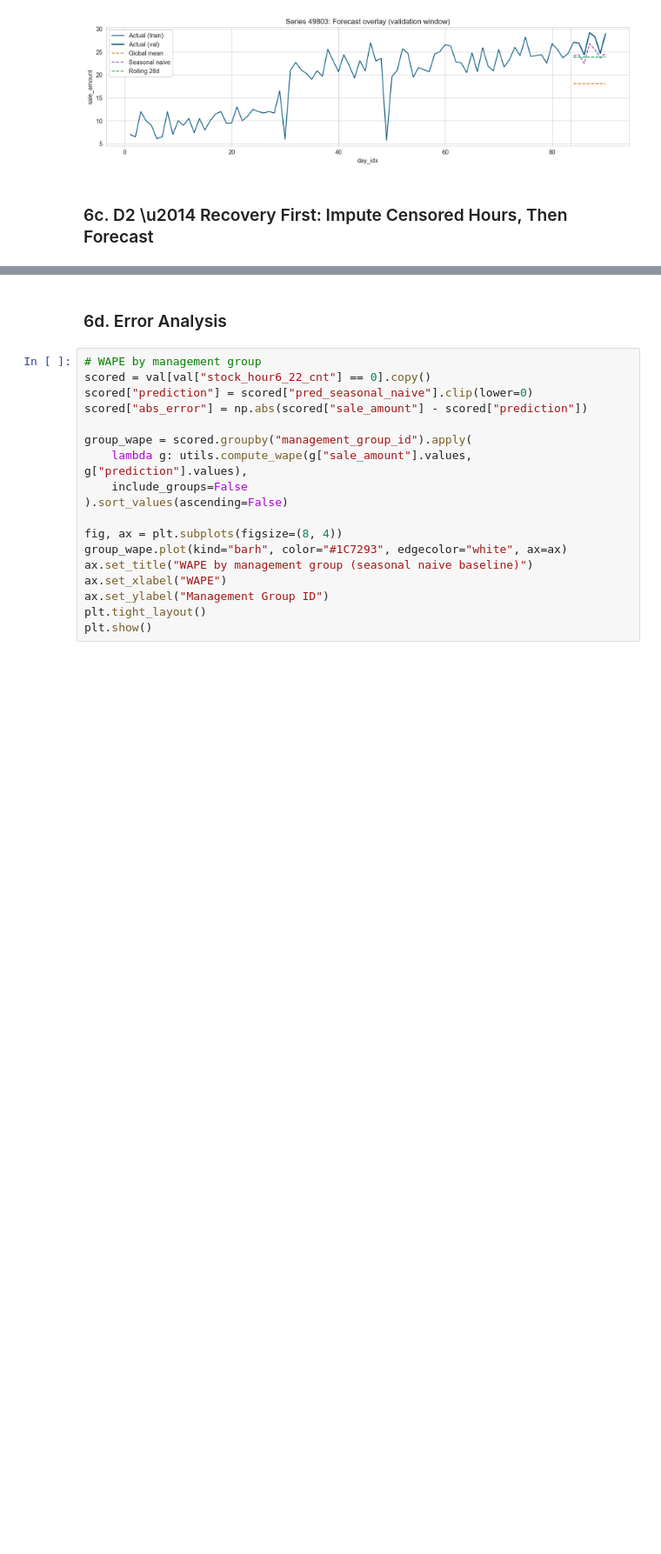
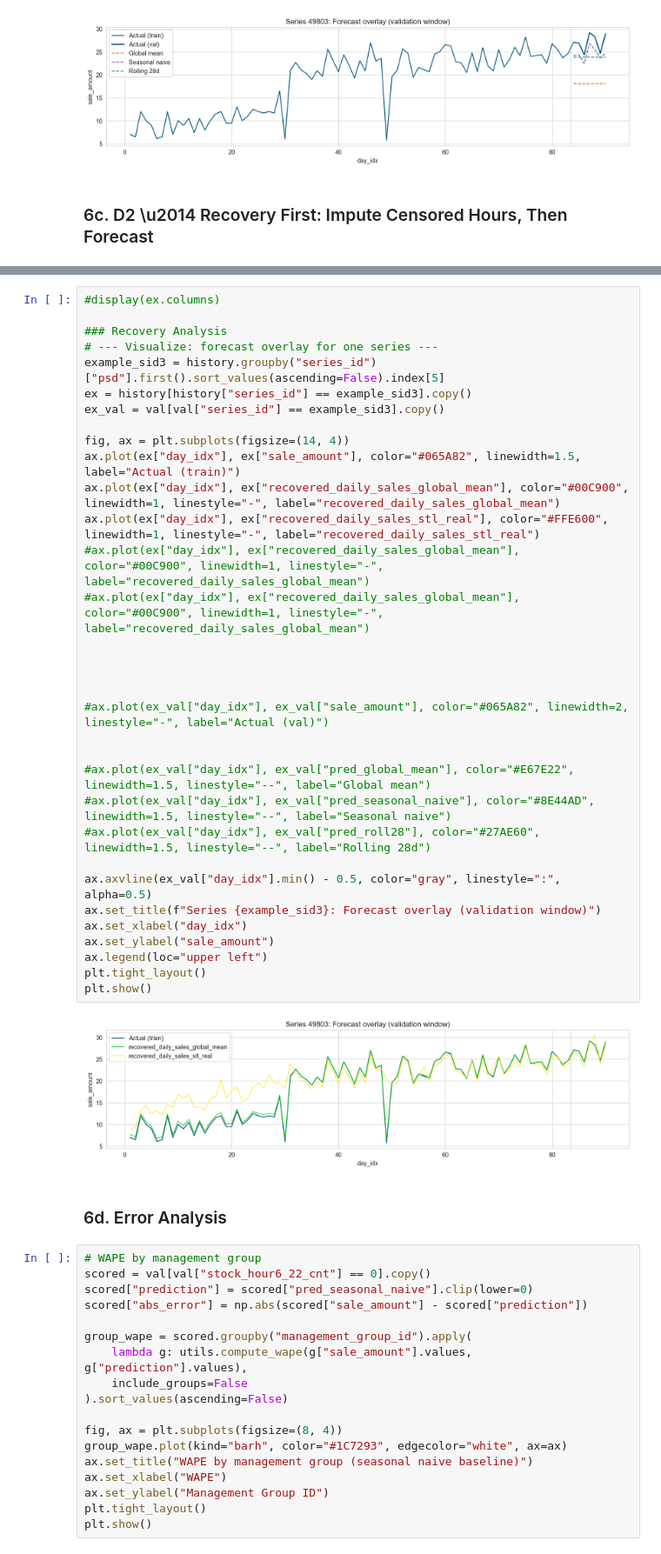
Before and after one commit to Slin58/seminar, a Jupyter notebook: main.ipynb, the cells around one changed output, grey strips where cells are left out. Shown at 87% size. Drawn from its saved outputs; the diff is of its cells as text; blank space fills up the shorter version.

```diff
--- a/main.ipynb
+++ b/main.ipynb
@@ -625,3 +568,38 @@ Train: day 1..83 (4,150,000 rows), Val: day 84..90 (350,000 rows)
+# %%
+#display(ex.columns)
+
+### Recovery Analysis
+# --- Visualize: forecast overlay for one series ---
+example_sid3 = history.groupby("series_id")["psd"].first().sort_values(ascending=False).index[5]
+ex = history[history["series_id"] == example_sid3].copy()
+ex_val = val[val["series_id"] == example_sid3].copy()
+
+fig, ax = plt.subplots(figsize=(14, 4))
+ax.plot(ex["day_idx"], ex["sale_amount"], color="#065A82", linewidth=1.5, label="Actual (train)")
+ax.plot(ex["day_idx"], ex["recovered_daily_sales_global_mean"], color="#00C900", linewidth=1, linestyle="-", label="recovered_daily_sales_global_mean")
+ax.plot(ex["day_idx"], ex["recovered_daily_sales_stl_real"], color="#FFE600", linewidth=1, linestyle="-", label="recovered_daily_sales_stl_real")
+#ax.plot(ex["day_idx"], ex["recovered_daily_sales_global_mean"], color="#00C900", linewidth=1, linestyle="-", label="recovered_daily_sales_global_mean")
+#ax.plot(ex["day_idx"], ex["recovered_daily_sales_global_mean"], color="#00C900", linewidth=1, linestyle="-", label="recovered_daily_sales_global_mean")
+
+
+
+
+#ax.plot(ex_val["day_idx"], ex_val["sale_amount"], color="#065A82", linewidth=2, linestyle="-", label="Actual (val)")
+
+
+#ax.plot(ex_val["day_idx"], ex_val["pred_global_mean"], color="#E67E22", linewidth=1.5, linestyle="--", label="Global mean")
+#ax.plot(ex_val["day_idx"], ex_val["pred_seasonal_naive"], color="#8E44AD", linewidth=1.5, linestyle="--", label="Seasonal naive")
+#ax.plot(ex_val["day_idx"], ex_val["pred_roll28"], color="#27AE60", linewidth=1.5, linestyle="--", label="Rolling 28d")
+
+ax.axvline(ex_val["day_idx"].min() - 0.5, color="gray", linestyle=":", alpha=0.5)
+ax.set_title(f"Series {example_sid3}: Forecast overlay (validation window)")
+ax.set_xlabel("day_idx")
+ax.set_ylabel("sale_amount")
+ax.legend(loc="upper left")
+plt.tight_layout()
+plt.show()
+# %% [output]
+[figure, added]
 # %% [markdown]
 ### 6d. Error Analysis
 # %%
```
Also changed, not shown: parts of 3 cells of this notebook, 9 other files.
